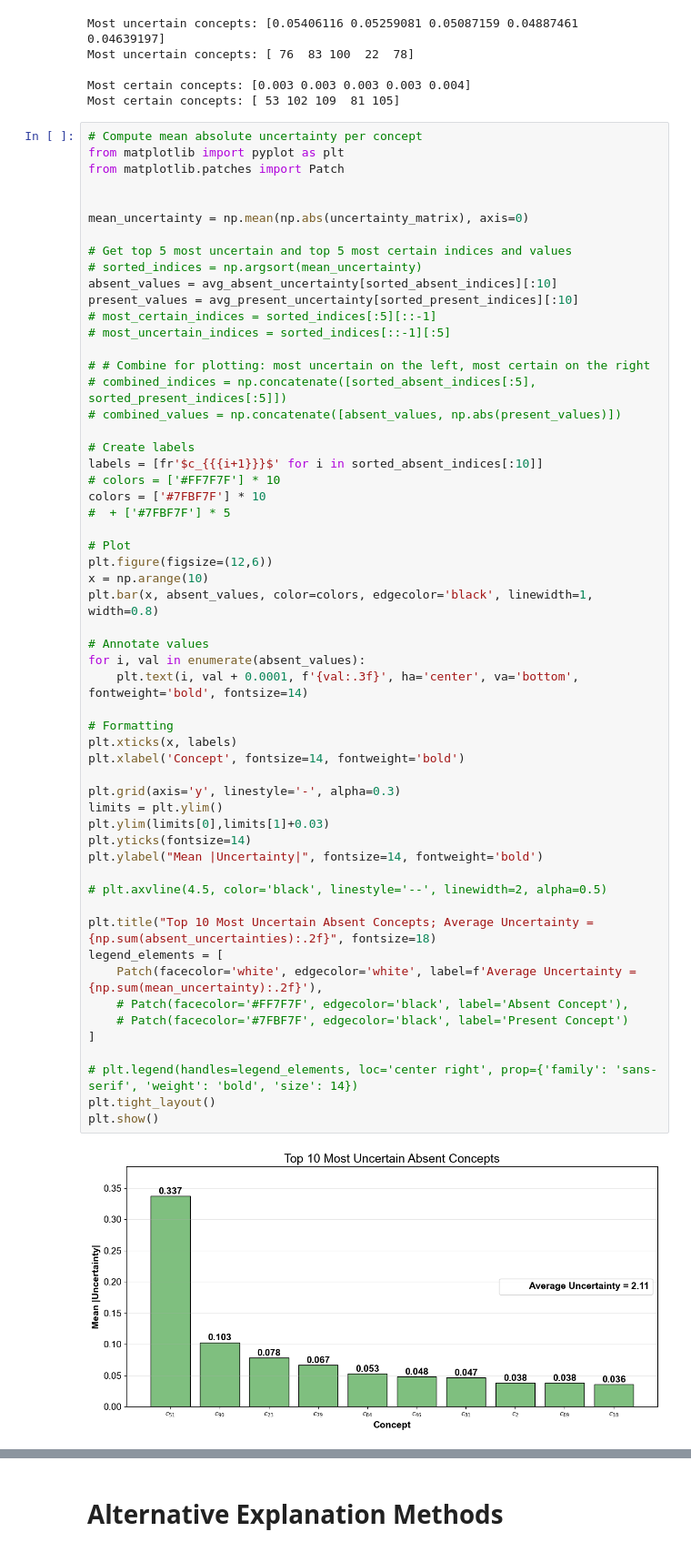
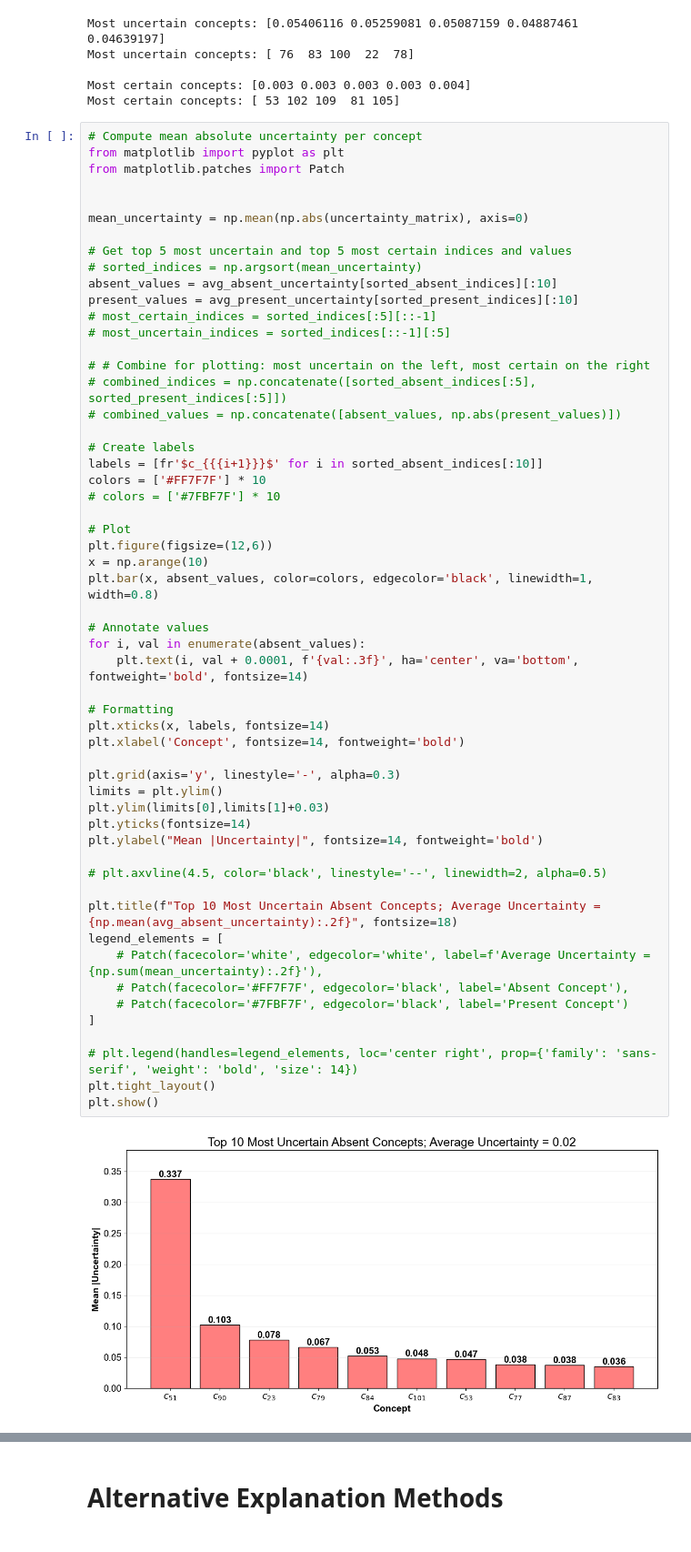
Before and after one commit to patbarry29/clpc-cbm-model, a Jupyter notebook: notebook/phase_2_with_explanation.ipynb, the cells around one changed output, grey strips where cells are left out. Shown: that part at 91% size. Drawn from its saved outputs; the diff is of its cells as text.

```diff
--- a/notebook/phase_2_with_explanation.ipynb
+++ b/notebook/phase_2_with_explanation.ipynb
@@ -204,40 +204,39 @@ present_values = avg_present_uncertainty[sorted_present_indices][:10]
 
 # Create labels
 labels = [fr'$c_{{{i+1}}}$' for i in sorted_absent_indices[:10]]
-# colors = ['#FF7F7F'] * 10
-colors = ['#7FBF7F'] * 10
-#  + ['#7FBF7F'] * 5
+colors = ['#FF7F7F'] * 10
+# colors = ['#7FBF7F'] * 10
 
 # Plot
 plt.figure(figsize=(12,6))
 x = np.arange(10)
 plt.bar(x, absent_values, color=colors, edgecolor='black', linewidth=1, width=0.8)
 
 # Annotate values
 for i, val in enumerate(absent_values):
     plt.text(i, val + 0.0001, f'{val:.3f}', ha='center', va='bottom', fontweight='bold', fontsize=14)
 
 # Formatting
-plt.xticks(x, labels)
+plt.xticks(x, labels, fontsize=14)
 plt.xlabel('Concept', fontsize=14, fontweight='bold')
 
 plt.grid(axis='y', linestyle='-', alpha=0.3)
 limits = plt.ylim()
 plt.ylim(limits[0],limits[1]+0.03)
 plt.yticks(fontsize=14)
 plt.ylabel("Mean |Uncertainty|", fontsize=14, fontweight='bold')
 
 # plt.axvline(4.5, color='black', linestyle='--', linewidth=2, alpha=0.5)
 
-plt.title("Top 10 Most Uncertain Absent Concepts; Average Uncertainty = {np.sum(absent_uncertainties):.2f}", fontsize=18)
+plt.title(f"Top 10 Most Uncertain Absent Concepts; Average Uncertainty = {np.mean(avg_absent_uncertainty):.2f}", fontsize=18)
 legend_elements = [
-    Patch(facecolor='white', edgecolor='white', label=f'Average Uncertainty = {np.sum(mean_uncertainty):.2f}'),
+    # Patch(facecolor='white', edgecolor='white', label=f'Average Uncertainty = {np.sum(mean_uncertainty):.2f}'),
     # Patch(facecolor='#FF7F7F', edgecolor='black', label='Absent Concept'),
     # Patch(facecolor='#7FBF7F', edgecolor='black', label='Present Concept')
 ]
 
 # plt.legend(handles=legend_elements, loc='center right', prop={'family': 'sans-serif', 'weight': 'bold', 'size': 14})
 plt.tight_layout()
 plt.show()
 # %% [output]
-[figure, old version]
+[figure, new version]
```
Also changed, not shown: parts of 2 cells of this notebook, 2 other files.
